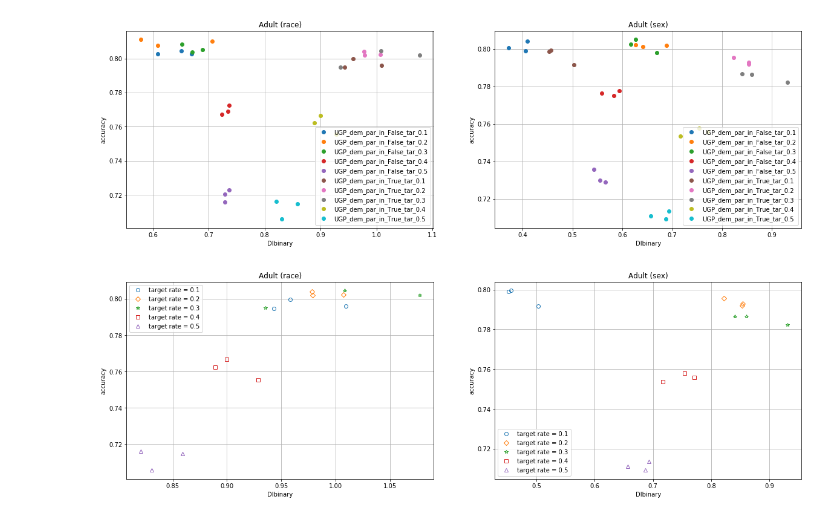
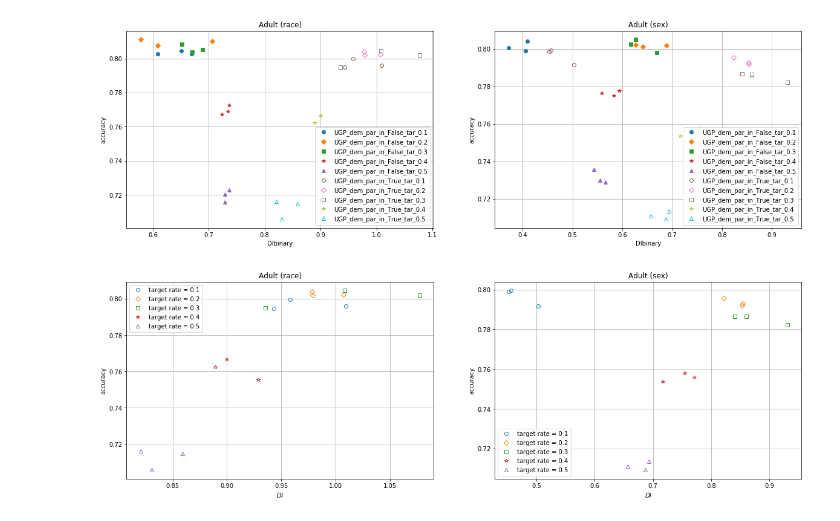
Before and after one commit to predictive-analytics-lab/fairness-comparison, a Jupyter notebook: analysis/notebooks/dempar_acc_vs_fairness.ipynb, the cells around one changed output. Saved outputs shown, nothing was run; the diff lists cells and outputs as text; code cells hidden in the pictures.

Commit message:
Add more features to python plotting

```diff
--- a/analysis/notebooks/dempar_acc_vs_fairness.ipynb
+++ b/analysis/notebooks/dempar_acc_vs_fairness.ipynb
@@ -71,4 +61,0 @@ def generate_graph(data_dict, xaxis_measure, yaxis_measure, save=False, legend_o
-# %%
-def parse(filename):
-    data = pd.read_csv(filename)
-    return {name: group for name, group in data.groupby('algorithm')}
@@ -89,3 +62,34 @@ def parse_all(filenames_and_titles, condition=None, mapping=None):
+# %%
+def parse(filename, condition=None, mapping=None):
+    """Parse a file
+
+    You can pass a function as `condition` that decides whether a given
+    algorithm should be included.
+    You can pass a function as `mapping` that changes the algorithm names
+
+    Args:
+        filename: a string with the filename
+        condition: (optional) a function that takes an algorithm name
+                   and returns True or False (i.e. a predicate)
+        mapping: (optional) a function that takes an algorithm name
+                 and returns a replacement name and a boolean that decides
+                 if the corresponding marker is filled or not
+    Returns:
+        a list of tuples of algorithm name, Pandas dataframe and fill indicator
+    """
+    no_cond = (condition is None)
+    no_map = (mapping is None)
+    raw_data = pd.read_csv(filename)
+    to_plot = []
+    for algo_name, values in raw_data.groupby('algorithm'):
+        if no_cond or condition(algo_name):
+            new_algo_name, do_fill = (algo_name, True) if no_map else mapping(algo_name)
+            to_plot.append((new_algo_name, values, do_fill))
+    return to_plot
+# %%
+def parse_all(filenames_and_titles, condition=None, mapping=None):
+    return [(title, parse(filename, condition, mapping))
+            for filename, title in filenames_and_titles]
 # %%
 def plot_all(filenames_and_titles, xaxis, yaxis, condition=None, mapping=None):
     data = parse_all(filenames_and_titles, condition, mapping)
@@ -97,22 +101,25 @@ def start_filter(startwith):
     return filt
 # %%
 graphs = [('DIbinary', 'accuracy')]
-filenames_and_titles = [
+adult_datafiles = [
     ('../../results/parity_tar/adult_race_numerical-binsensitive.csv', 'Adult (race)'),
     ('../../results/parity_tar/adult_sex_numerical-binsensitive.csv', 'Adult (sex)'),
 ]
 # %%
+def unfill_in_true(label):
+    return label, label.startswith('UGP_dem_par_in_False')
+
 for xaxis, yaxis in graphs:
-    plot_all(filenames_and_titles, xaxis, yaxis)
+    plot_all(adult_datafiles, xaxis, yaxis, mapping=unfill_in_true)
 plt.show()
 # %% [output]
-[figure, old version]
+[figure, new version]
 # %%
 def label_change(label):
     num = label.split('_')[-1]
     return f"target rate = {num}", False
 
-data = parse_all(filenames_and_titles, start_filter('UGP_dem_par_in_True'), label_change)
-generate_graph(data, 'DIbinary', 'accuracy')
+data = parse_all(adult_datafiles, start_filter('UGP_dem_par_in_True'), label_change)
+generate_graph(data, ('DIbinary', '$DI$'), 'accuracy')
 # %% [output]
-[figure, old version]
+[figure, new version]
```
Also changed, not shown: parts of 2 cells of this notebook.
